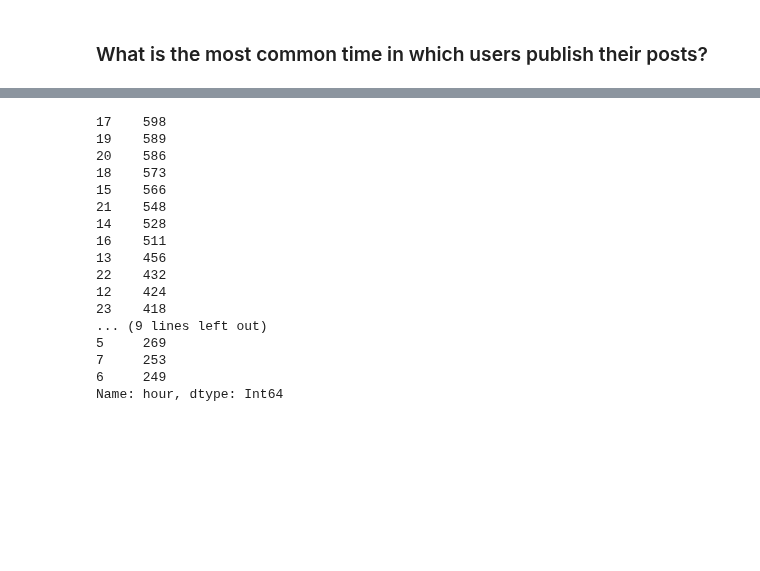
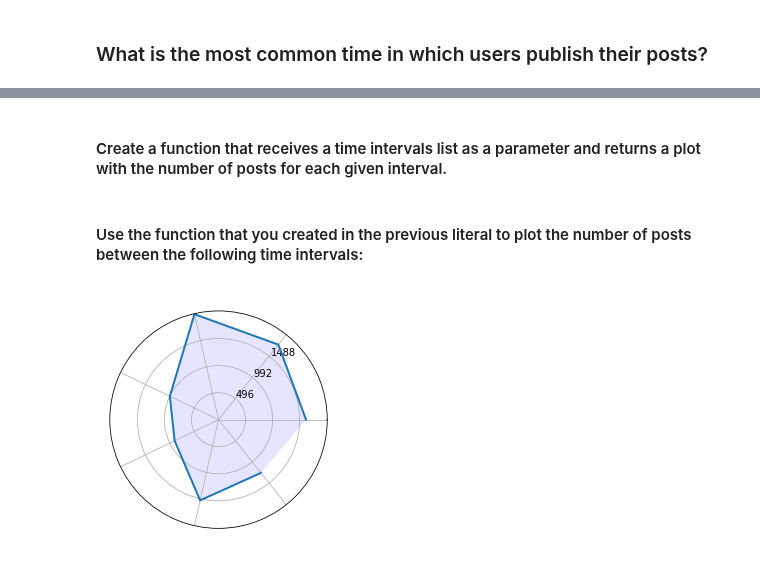
Before and after one commit to Prot10/ADM_HW_2, a Jupyter notebook: adm-matteo.ipynb, the cells around one changed output, grey strips where cells are left out. Saved outputs shown, nothing was run; the diff lists cells and outputs as text; code cells hidden in the pictures; blank space fills up the shorter version.

```diff
--- a/adm-matteo.ipynb
+++ b/adm-matteo.ipynb
@@ -510,39 +544,24 @@ clock_graph(time.hour.value_counts(sort=False).sort_index(ascending=False))
-# %%
-time['hour'].value_counts()
-# %% [output]
-17    598
-19    589
-20    586
-18    573
-15    566
-21    548
-14    528
-16    511
-13    456
-22    432
-12    424
-23    418
-... (9 lines left out)
-5     269
-7     253
-6     249
-Name: hour, dtype: Int64
-# %%
-def intervals(h):
-    if h >= 0 and h < 3:
-        return 6
-    elif h < 6:
-        return 5
-    elif h < 11:
-        return 0
-    elif h < 14:
-        return 1
-    elif h < 17:
-        return 2
-    elif h < 20:
-        return 3
-    elif h < 24:
-        return 4
-    return -1
-
-time['hour'].map(intervals).value_counts()
+# %% [markdown]
+#### Create a function that receives a time intervals list as a parameter and returns a plot with the number of posts for each given interval.
+# %%
+def inter(h,inters):
+    assert inters[0] == 0 and inters[-1]==24, 'Intervals list must start at 0 and end at 24'
+    for i in range(len(inters) - 1):
+        if h >= inters[i] and h < inters[i+1]:
+            return i
+
+def plot_intervals(hours_count, inters=range(0,25,4)):
+    """A radarplot with the hours divided into intervals
+    :hours_count: a dataframe where index is the hours and a 'hours' column which has the hours count
+    :inters: a sorted list of hours breakpoints, starting at 1 and ending at 24
+    """
+    hours_count['intervals'] = hours_count.index.to_series().apply(
+        lambda h :inter(h, inters)
+    )
+    clock_graph(hours.groupby(by='intervals').sum().hour)
+# %% [markdown]
+#### Use the function that you created in the previous literal to plot the number of posts between the following time intervals:
+# %%
+plot_intervals(hours, [0,3,6,11,14,17,20,24])
+# %% [output]
+[figure, added]
```
Also changed, not shown: parts of 6 cells of this notebook.
